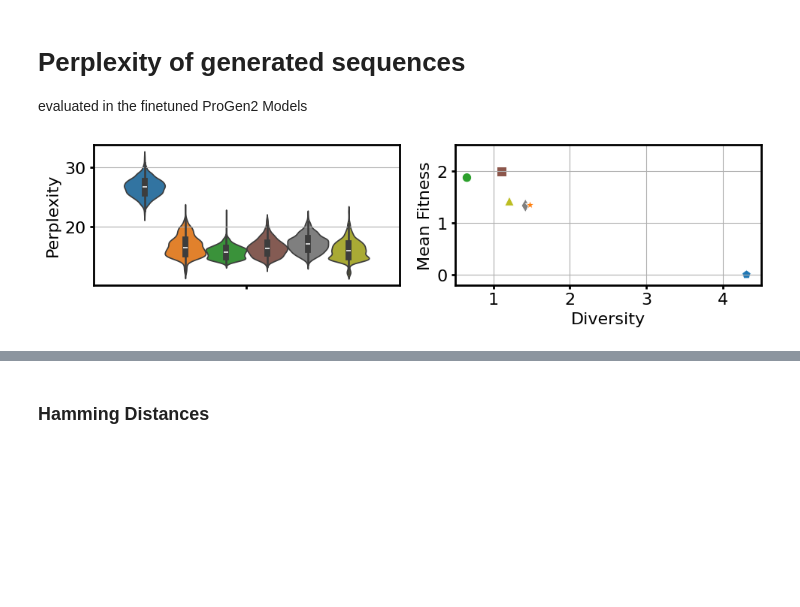
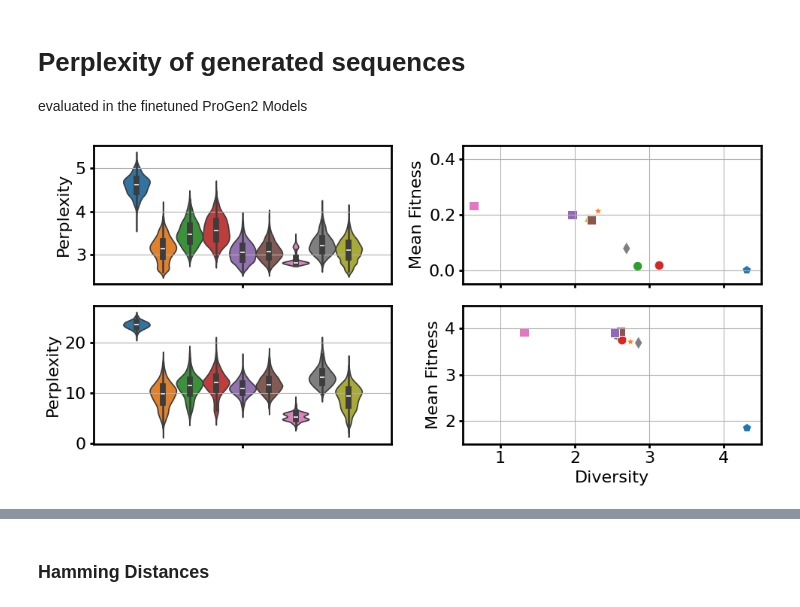
Before and after one commit to Komod0D/SGPO, a Jupyter notebook: analysis.ipynb, the cells around one changed output, grey strips where cells are left out. Saved outputs shown, nothing was run; the diff lists cells and outputs as text; code cells hidden in the pictures; blank space fills up the shorter version.

```diff
--- a/analysis.ipynb
+++ b/analysis.ipynb
@@ -83,21 +83,24 @@ seq2[247]
 # Perplexity of generated sequences
 evaluated in the finetuned ProGen2 Models
 # %%
-proteins = ["GB1"] #["TrpB", "CreiLOV"]
+proteins = ["TrpB", "CreiLOV"] #["GB1"]
 # models = ["random", "continuous", "d3pm", "d3pm_finetune", "causalLM_finetune"]
 tasks = ["unconstrained"] #"constrained"
 sites = [117, 118, 119, 162, 166, 182, 183, 184, 185, 186, 227, 228, 230, 231, 301]
 diversity_metric = shannon_entropy
 # order = ["random", "target", "continuous", "continuous_ESM", "d3pm", "d3pm_finetune", "udlm", "mdlm", "causalLM_finetune"]
 #map the order to versions with the first letter capitalized
-#order = ["Random", "Target", "Continuous", "Continuous-ESM", "D3PM-Baseline", "D3PM", "UDLM", "MDLM", "ARLM"]
-order = ["Random", "Target", "Continuous", "D3PM", "MDLM", "ARLM"]
-colors = ["tab:blue", "tab:orange", "tab:green", "tab:brown", "tab:gray", "tab:olive"]
+order = ["Random", "Target", "Continuous", "Continuous-ESM", "D3PM-Baseline", "D3PM", "UDLM", "MDLM", "ARLM"]
+# order = ["Random", "Target", "Continuous", "D3PM", "MDLM", "ARLM"]
+colors = sns.color_palette("tab10", n_colors=10)
+#colors = ["tab:blue", "tab:orange", "tab:green", "tab:brown", "tab:gray", "tab:olive"] #for GB1
+
+prefix = "/disk1/jyang4/repos/huggingface/SGPO/exps"
 i =0
 i =0
 plt.figure(figsize=(10, 5))
 for protein in proteins:
-    df = pd.read_csv(f'exps/protein/perplexity/{protein}/perplexity.csv')
+    df = pd.read_csv(f'{prefix}/perplexity/{protein}/perplexity.csv')
     for task in tasks:
         i += 1
         plt.subplot(2, 2, i)
@@ -145,34 +148,35 @@ for protein in proteins:
             "D3PM": "Square",
             "D3PM-Baseline": "Square",
             "UDLM": "Square",
             "MDLM": "Diamond",
             "ARLM": "Triangle"
         })
         #use the same order as the original dataframe
         sns.scatterplot(data=subset_df, x="diversity", y="fitness", hue="prior", s=80, hue_order=order, style="category", markers=['p', "*", 'o', 's', 'd', '^'], style_order=["Pentagon", "Star", "Circle", "Square", "Diamond", "Triangle"], palette=colors , legend=False)
         plt.xlim(0.5, 4.5)
         if protein == "TrpB":
             plt.ylim(-0.05, 0.45)
             plt.xlabel("")
             #remove xtick_labels
             plt.gca().set_xticklabels([])
         elif protein == "CreiLOV":
             plt.ylim(1.5, 4.5)
             plt.xlabel("Diversity")
         elif protein == "GB1":
             plt.ylim(-0.2, 2.5)
             plt.xlim(0.5, 4.5)
             plt.xlabel("Diversity")
         plt.grid()
         plt.ylabel("Mean Fitness")
 
         #plt.title(f'{protein}')
 #legend off to the side
 #plt.legend(loc='center left', bbox_to_anchor=(1, 1))
 plt.tight_layout()
+#plt.savefig(f"figures/perplexity_GB1.svg")
 plt.savefig(f"figures/perplexity.svg")
 # %% [output]
-[figure, old version]
+[figure, new version]
 # %%
 def fill_sequence(sequences, protein, full_seq):
     """
```
Also changed, not shown: parts of 6 cells of this notebook, 24 other files.
